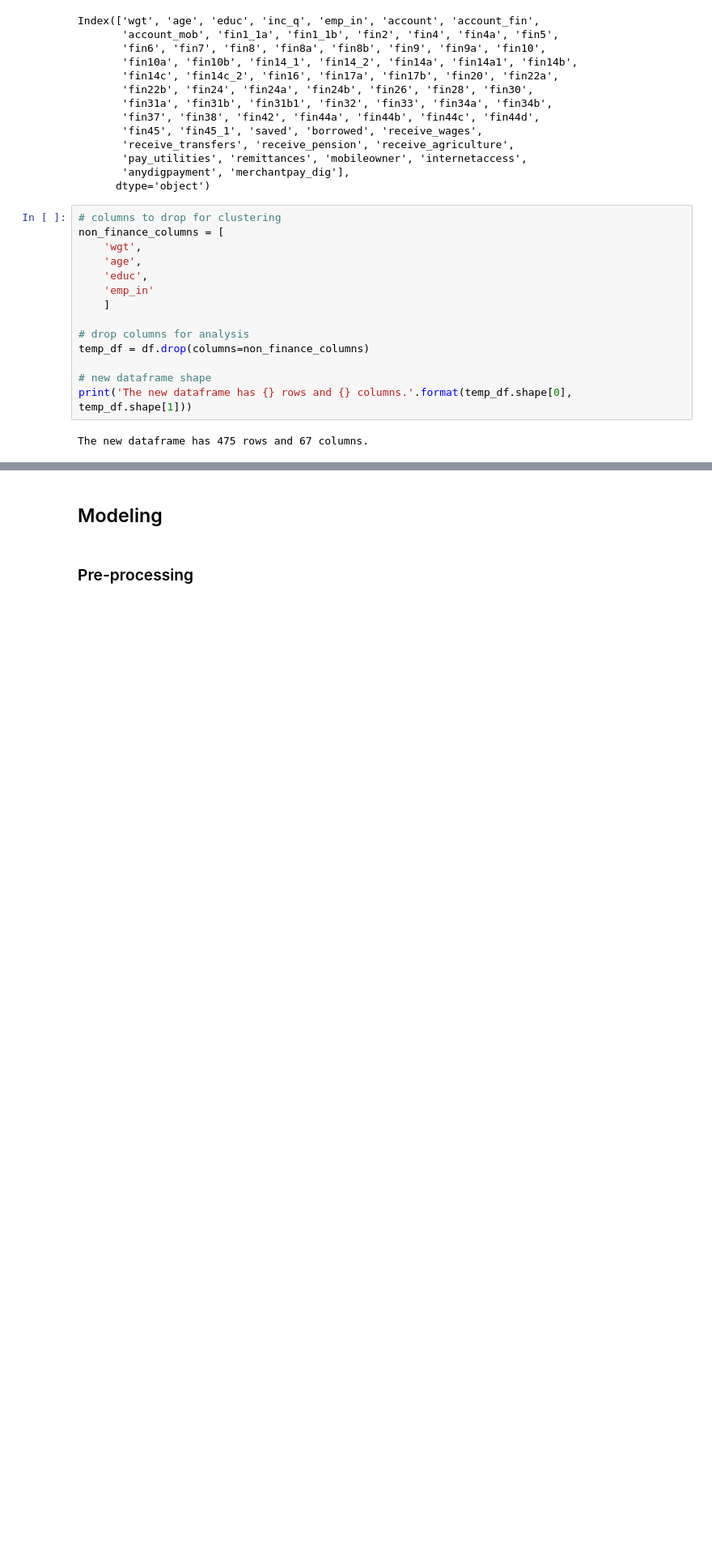
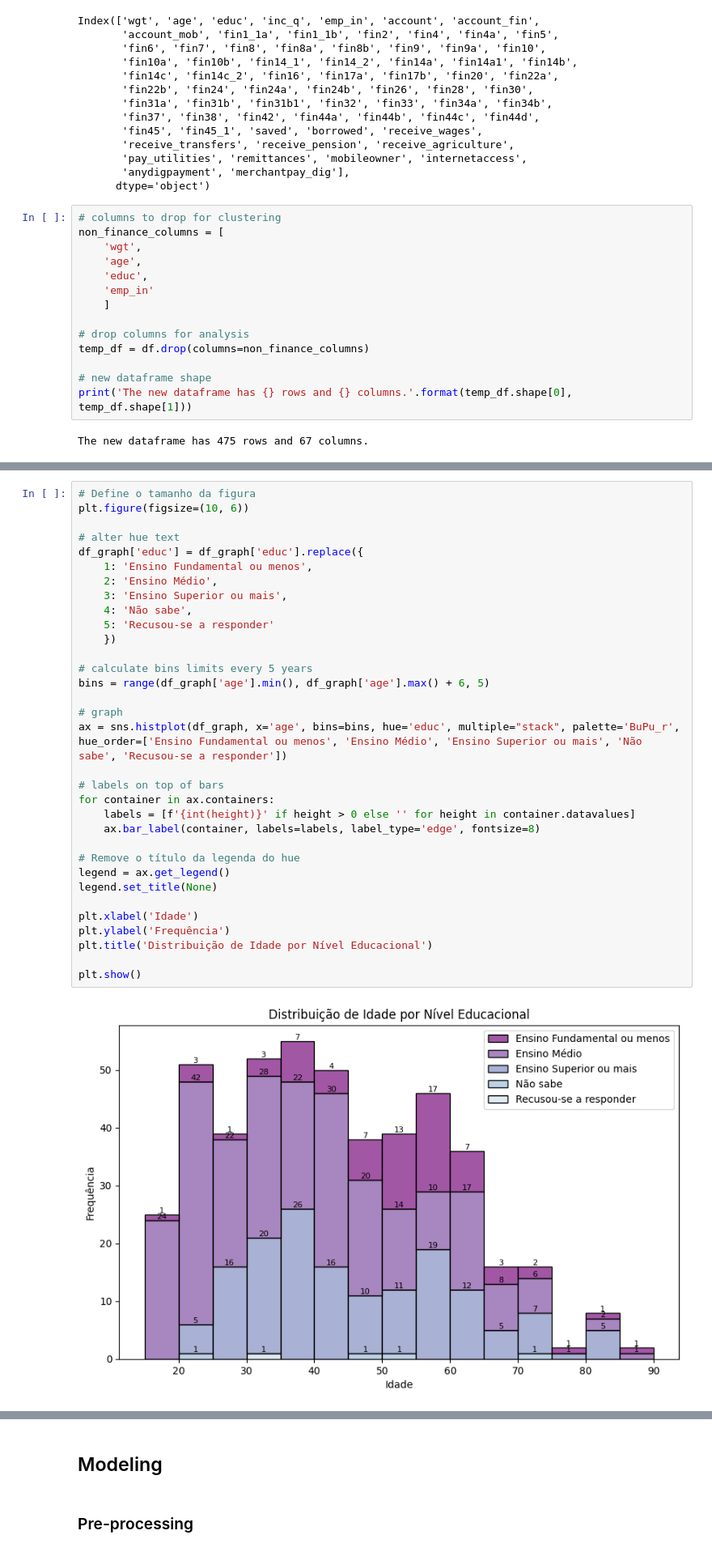
Before and after one commit to pathilink/MBA_USP-Esalq_TCC, a Jupyter notebook: notebook/findex_clustering_financial.ipynb, the cells around one changed output, grey strips where cells are left out. Shown at 81% size. Cells and saved outputs as stored; diff of their text form; blank space fills up the shorter version.

```diff
--- a/notebook/findex_clustering_financial.ipynb
+++ b/notebook/findex_clustering_financial.ipynb
@@ -107,0 +136,35 @@ The new dataframe has 475 rows and 67 columns.
+# %%
+# Define o tamanho da figura
+plt.figure(figsize=(10, 6))
+
+# alter hue text
+df_graph['educ'] = df_graph['educ'].replace({
+    1: 'Ensino Fundamental ou menos',
+    2: 'Ensino Médio',
+    3: 'Ensino Superior ou mais',
+    4: 'Não sabe',
+    5: 'Recusou-se a responder'
+    })
+
+# calculate bins limits every 5 years
+bins = range(df_graph['age'].min(), df_graph['age'].max() + 6, 5)
+
+# graph
+ax = sns.histplot(df_graph, x='age', bins=bins, hue='educ', multiple="stack", palette='BuPu_r', hue_order=['Ensino Fundamental ou menos', 'Ensino Médio', 'Ensino Superior ou mais', 'Não sabe', 'Recusou-se a responder'])
+
+# labels on top of bars
+for container in ax.containers:
+    labels = [f'{int(height)}' if height > 0 else '' for height in container.datavalues]
+    ax.bar_label(container, labels=labels, label_type='edge', fontsize=8)
+
+# Remove o título da legenda do hue
+legend = ax.get_legend()
+legend.set_title(None)
+
+plt.xlabel('Idade')
+plt.ylabel('Frequência')
+plt.title('Distribuição de Idade por Nível Educacional')
+
+plt.show()
+# %% [output]
+[figure, added]
```
Also changed, not shown: parts of 8 cells of this notebook.
